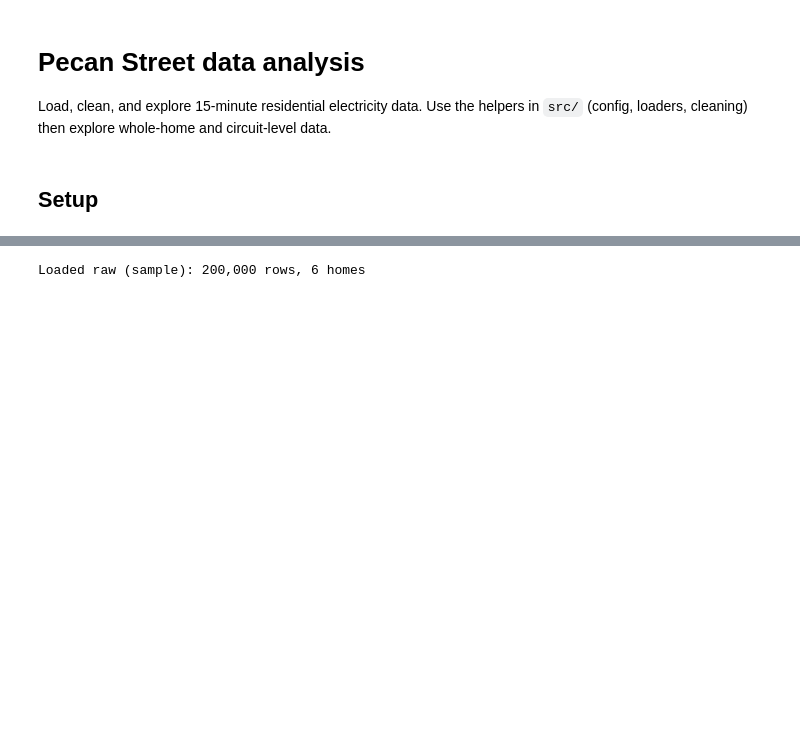
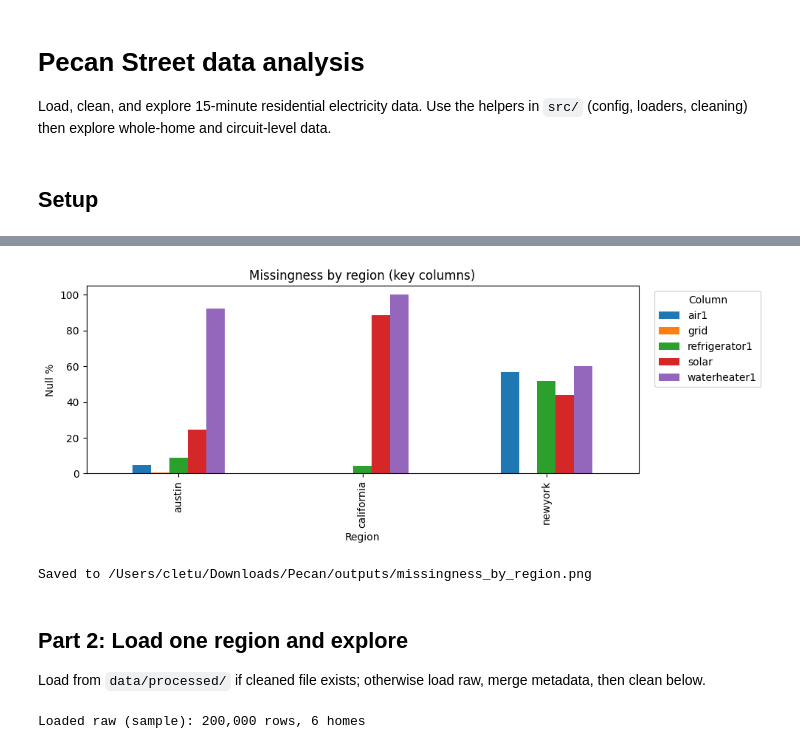
Before and after one commit to cletuzz00/energy_load_analysis, a Jupyter notebook: notebooks/analysis.ipynb, the cells around one changed output, grey strips where cells are left out. Drawn from its saved outputs; the diff is of its cells as text; code cells hidden in the pictures; blank space fills up the shorter version.

```diff
--- a/notebooks/analysis.ipynb
+++ b/notebooks/analysis.ipynb
@@ -31,3 +125,23 @@ Option B: load raw 15-min data and metadata, then merge (and clean in the next s
+# %%
+# Plot: missingness by region for key columns
+key_cols = [c for c in ["grid", "solar", "refrigerator1", "air1", "waterheater1"] if c in missingness_df["column_name"].values]
+if key_cols:
+    pivot = missingness_df[missingness_df["column_name"].isin(key_cols)].pivot(index="region", columns="column_name", values="null_pct")
+    pivot.plot(kind="bar", figsize=(10, 4), xlabel="Region", ylabel="Null %", title="Missingness by region (key columns)")
+    plt.legend(title="Column", bbox_to_anchor=(1.02, 1))
+    plt.tight_layout()
+    plt.savefig(OUTPUTS_DIR / "missingness_by_region.png", dpi=100, bbox_inches="tight")
+    plt.show()
+    print(f"Saved to {OUTPUTS_DIR / 'missingness_by_region.png'}")
+else:
+    print("No key columns found in missingness data.")
+# %% [output]
+[figure, added]
+Saved to /Users/cletu/Downloads/Pecan/outputs/missingness_by_region.png
+# %% [markdown]
+## Part 2: Load one region and explore
+
+Load from `data/processed/` if cleaned file exists; otherwise load raw, merge metadata, then clean below.
 # %%
 region = "austin"
 processed_path = DATA_PROCESSED_DIR / f"cleaned_15min_{region}.csv"
```
Also changed, not shown: parts of 10 cells of this notebook, 4 other files.
